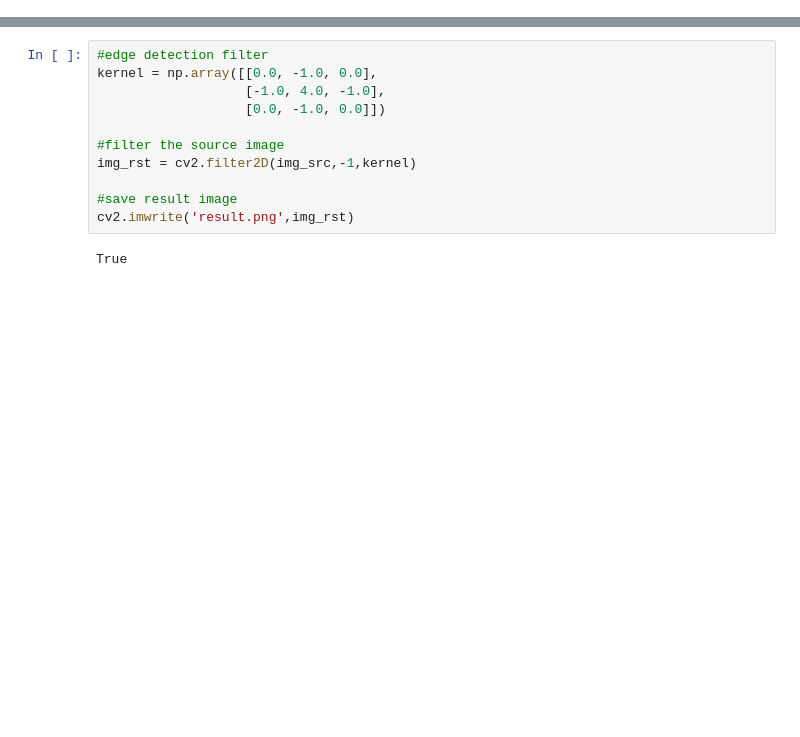
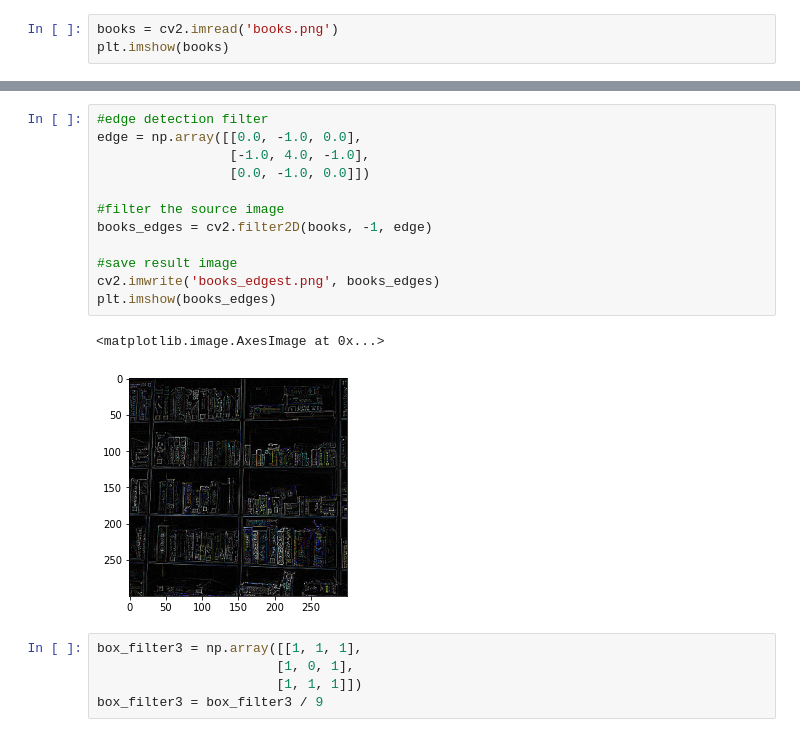
Before and after one commit to montehoover/hello-world, a Jupyter notebook: hello-python/hello-ml/hello-convolution.ipynb, the cells around one changed output, grey strips where cells are left out. Cells and saved outputs as stored; diff of their text form; blank space fills up the shorter version.

```diff
--- a/hello-python/hello-ml/hello-convolution.ipynb
+++ b/hello-python/hello-ml/hello-convolution.ipynb
@@ -22,0 +12,3 @@ True
+# %%
+books = cv2.imread('books.png')
+plt.imshow(books)
@@ -23,13 +43,20 @@ True
 # %%
 #edge detection filter
-kernel = np.array([[0.0, -1.0, 0.0],
-                   [-1.0, 4.0, -1.0],
-                   [0.0, -1.0, 0.0]])
+edge = np.array([[0.0, -1.0, 0.0],
+                 [-1.0, 4.0, -1.0],
+                 [0.0, -1.0, 0.0]])
 
 #filter the source image
-img_rst = cv2.filter2D(img_src,-1,kernel)
+books_edges = cv2.filter2D(books, -1, edge)
 
 #save result image
-cv2.imwrite('result.png',img_rst)
+cv2.imwrite('books_edgest.png', books_edges)
+plt.imshow(books_edges)
 # %% [output]
-True
+<matplotlib.image.AxesImage at 0x...>
+[figure, added]
+# %%
+box_filter3 = np.array([[1, 1, 1],
+                       [1, 0, 1],
+                       [1, 1, 1]])
+box_filter3 = box_filter3 / 9
```
Also changed, not shown: parts of 11 cells of this notebook, 1 other file.
